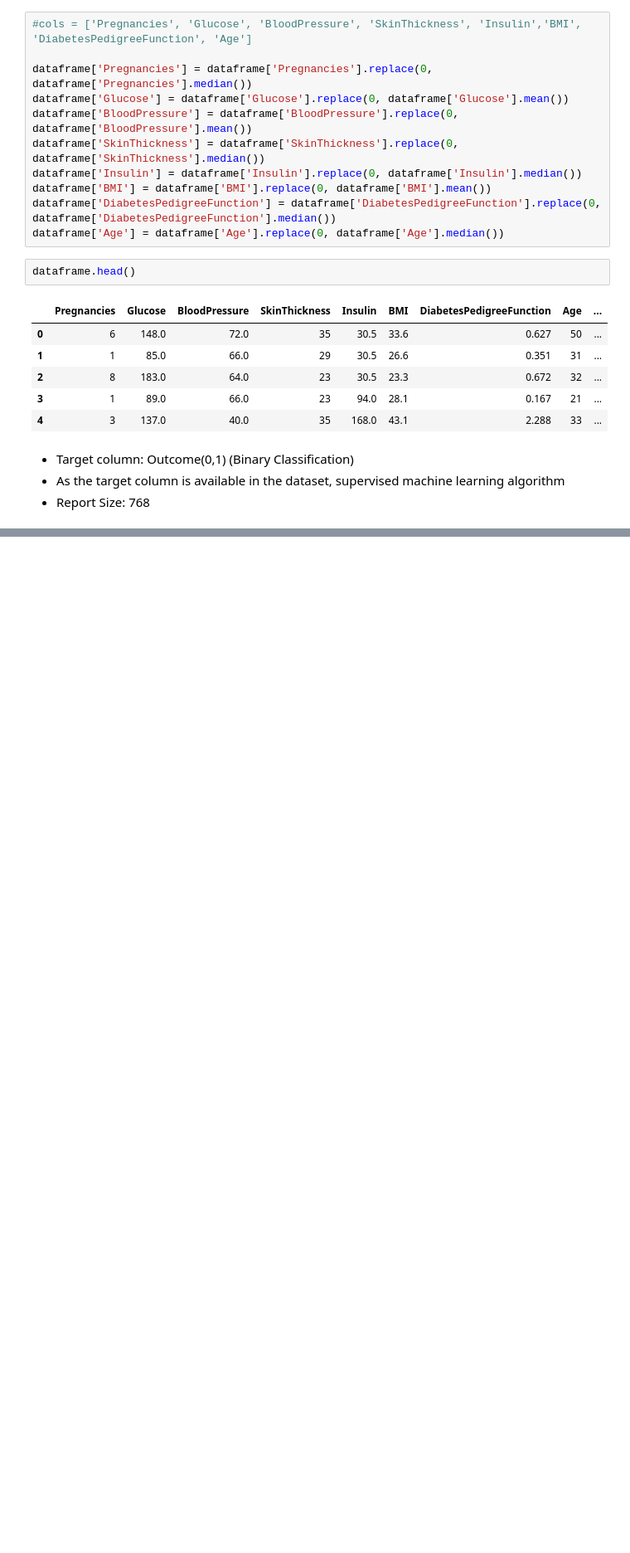
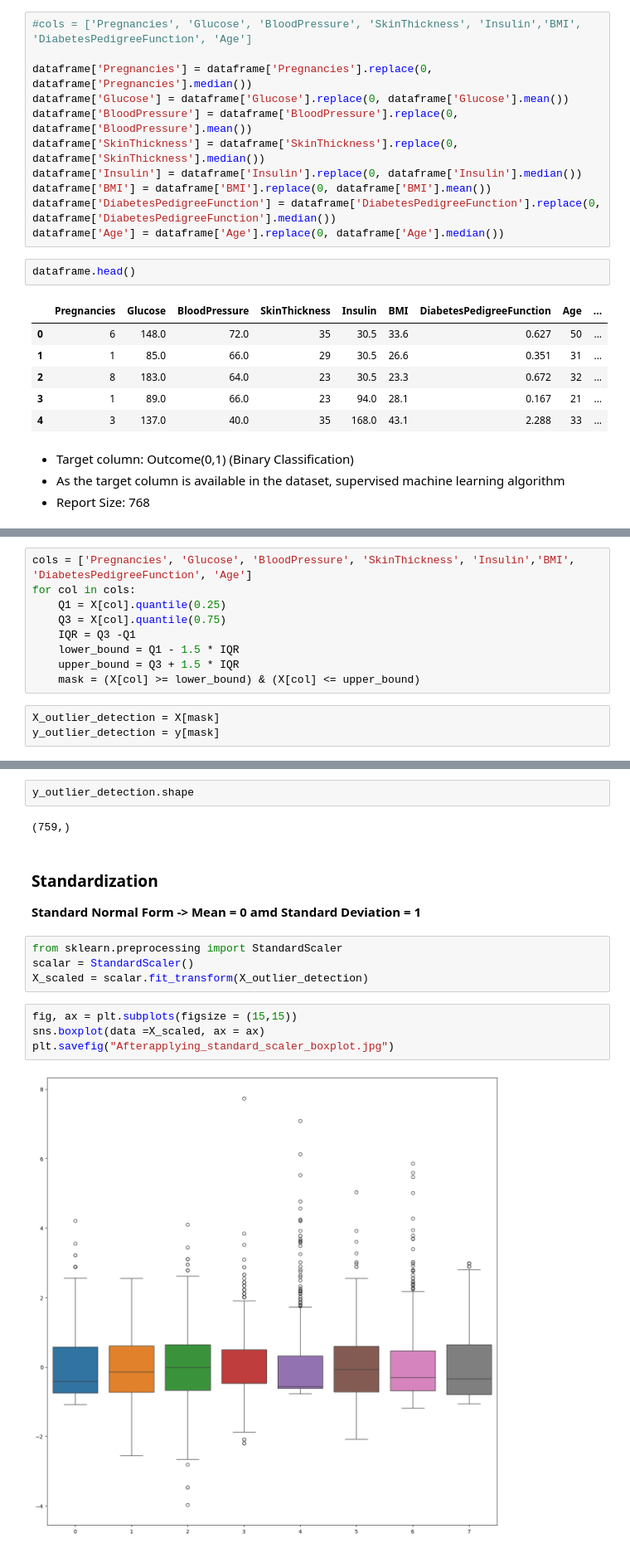
Before and after one commit to JitendraDew009/Machine-Learning-Project, a Jupyter notebook: 02_Logistic Regression/Predictive Analysis in Diabetics.ipynb, the cells around one changed output, grey strips where cells are left out. Shown at 83% size. Cells and saved outputs as stored; diff of their text form; blank space fills up the shorter version.

```diff
--- a/02_Logistic Regression/Predictive Analysis in Diabetics.ipynb
+++ b/02_Logistic Regression/Predictive Analysis in Diabetics.ipynb
@@ -241,0 +265,12 @@ dataframe.head()
+# %%
+cols = ['Pregnancies', 'Glucose', 'BloodPressure', 'SkinThickness', 'Insulin','BMI', 'DiabetesPedigreeFunction', 'Age']
+for col in cols:
+    Q1 = X[col].quantile(0.25)
+    Q3 = X[col].quantile(0.75)
+    IQR = Q3 -Q1
+    lower_bound = Q1 - 1.5 * IQR
+    upper_bound = Q3 + 1.5 * IQR
+    mask = (X[col] >= lower_bound) & (X[col] <= upper_bound)
+# %%
+X_outlier_detection = X[mask]
+y_outlier_detection = y[mask]
@@ -241,0 +281,17 @@ dataframe.head()
+# %%
+y_outlier_detection.shape
+# %% [output]
+(759,)
+# %% [markdown]
+### Standardization
+**Standard Normal Form -> Mean = 0 amd Standard Deviation = 1**
+# %%
+from sklearn.preprocessing import StandardScaler
+scalar = StandardScaler()
+X_scaled = scalar.fit_transform(X_outlier_detection)
+# %%
+fig, ax = plt.subplots(figsize = (15,15))
+sns.boxplot(data =X_scaled, ax = ax)
+plt.savefig("Afterapplying_standard_scaler_boxplot.jpg")
+# %% [output]
+[figure, added]
```
Also changed, not shown: parts of 43 cells of this notebook, 4 other files.
